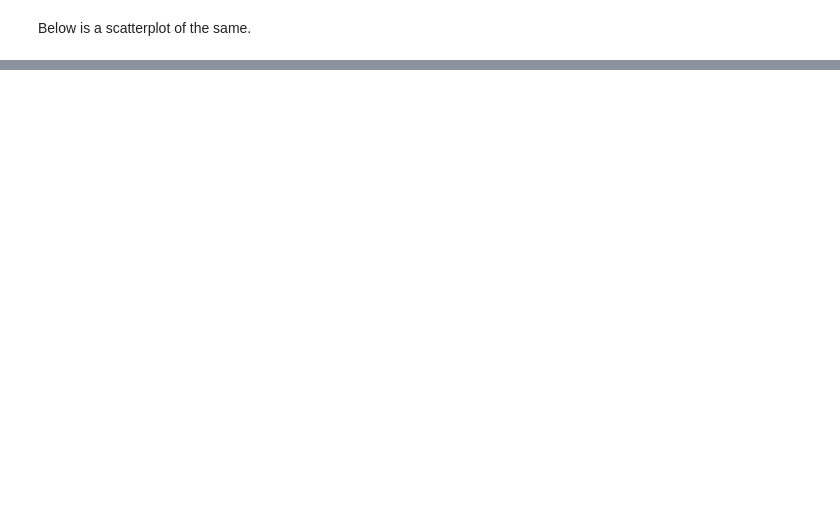
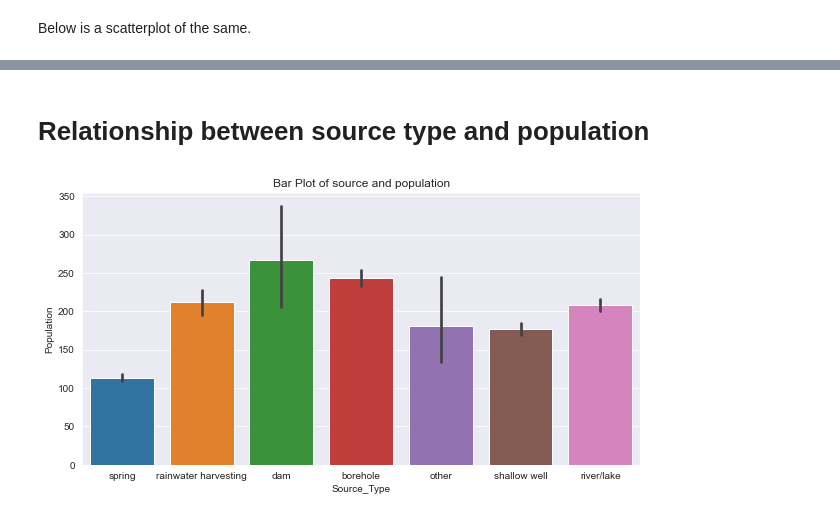
Before and after one commit to Sally-52/Phase3_Project, a Jupyter notebook: index.ipynb, the cells around one changed output, grey strips where cells are left out. Cells and saved outputs as stored; diff of their text form; code cells hidden in the pictures; blank space fills up the shorter version.

```diff
--- a/index.ipynb
+++ b/index.ipynb
@@ -693,0 +716,6 @@ plt.show()
+# %%
+#payment and status group
+ax, fig = plt.subplots(figsize=(12,8))
+ax = sns.countplot(data=df_mode, x="status_group", hue="payment")
+ax.set_title(" payment and status group relation")
+sns.set_style("darkgrid")
@@ -693,0 +724,11 @@ plt.show()
+# %% [markdown]
+# Relationship between source type and population
+# %%
+plt.figure(figsize=(10,5))
+sns.barplot(x='source_type', y='population', data=df_mode)
+plt.title('Bar Plot of source and population')
+plt.xlabel('Source_Type')
+plt.ylabel('Population')
+plt.show()
+# %% [output]
+[figure, added]
```
Also changed, not shown: parts of 52 cells of this notebook.
